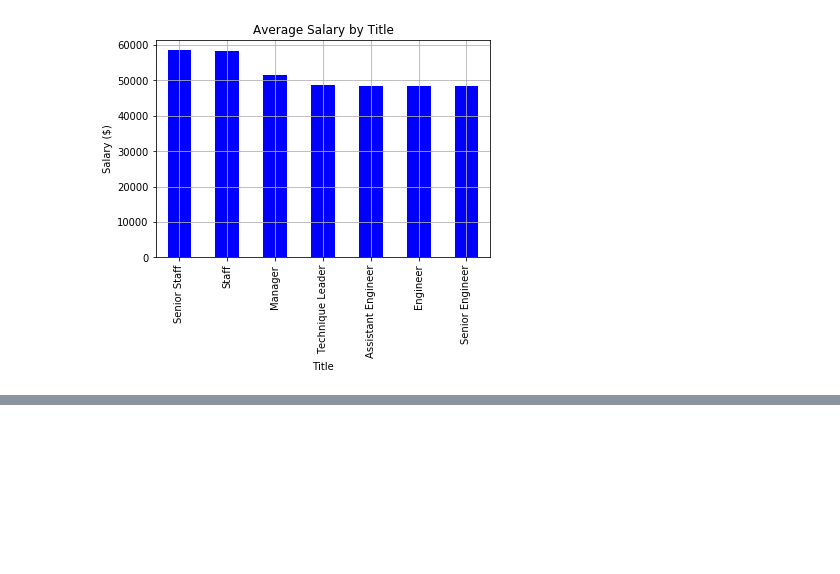
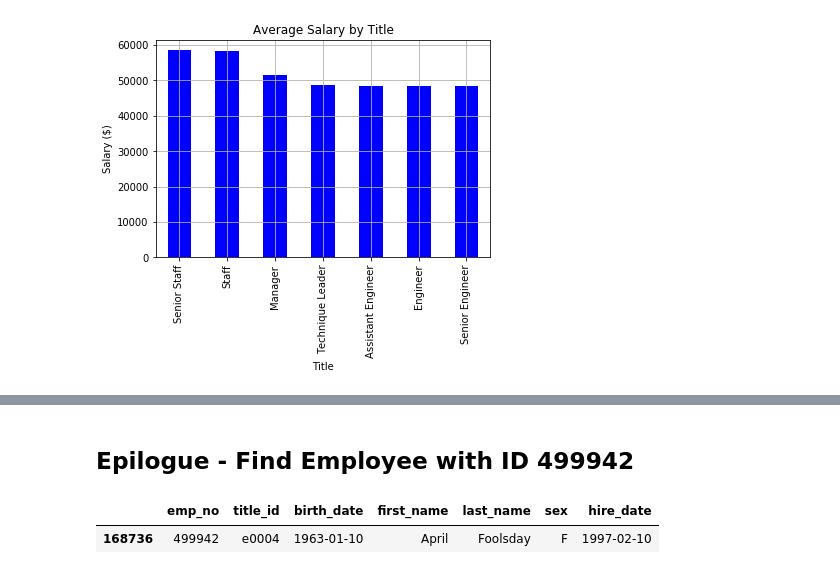
Before and after one commit to lachispa202/09-SQL-Homework, a Jupyter notebook: SQL Homework - Bonus.ipynb, the cells around one changed output, grey strips where cells are left out. Cells and saved outputs as stored; diff of their text form; code cells hidden in the pictures; blank space fills up the shorter version.

```diff
--- a/SQL Homework - Bonus.ipynb
+++ b/SQL Homework - Bonus.ipynb
@@ -166,0 +188,7 @@ plt.savefig('Average_Salary_By_Title.png', bbox_inches='tight')
+# %% [markdown]
+## Epilogue - Find Employee with ID 499942
+# %%
+employees_df.loc[employees_df["emp_no"] == 499942]
+# %% [output]
+|  | emp_no | title_id | birth_date | first_name | last_name | sex | hire_date |
+| 168736 | 499942 | e0004 | 1963-01-10 | April | Foolsday | F | 1997-02-10 |
```
Also changed, not shown: parts of 7 cells of this notebook, 1 other file.
